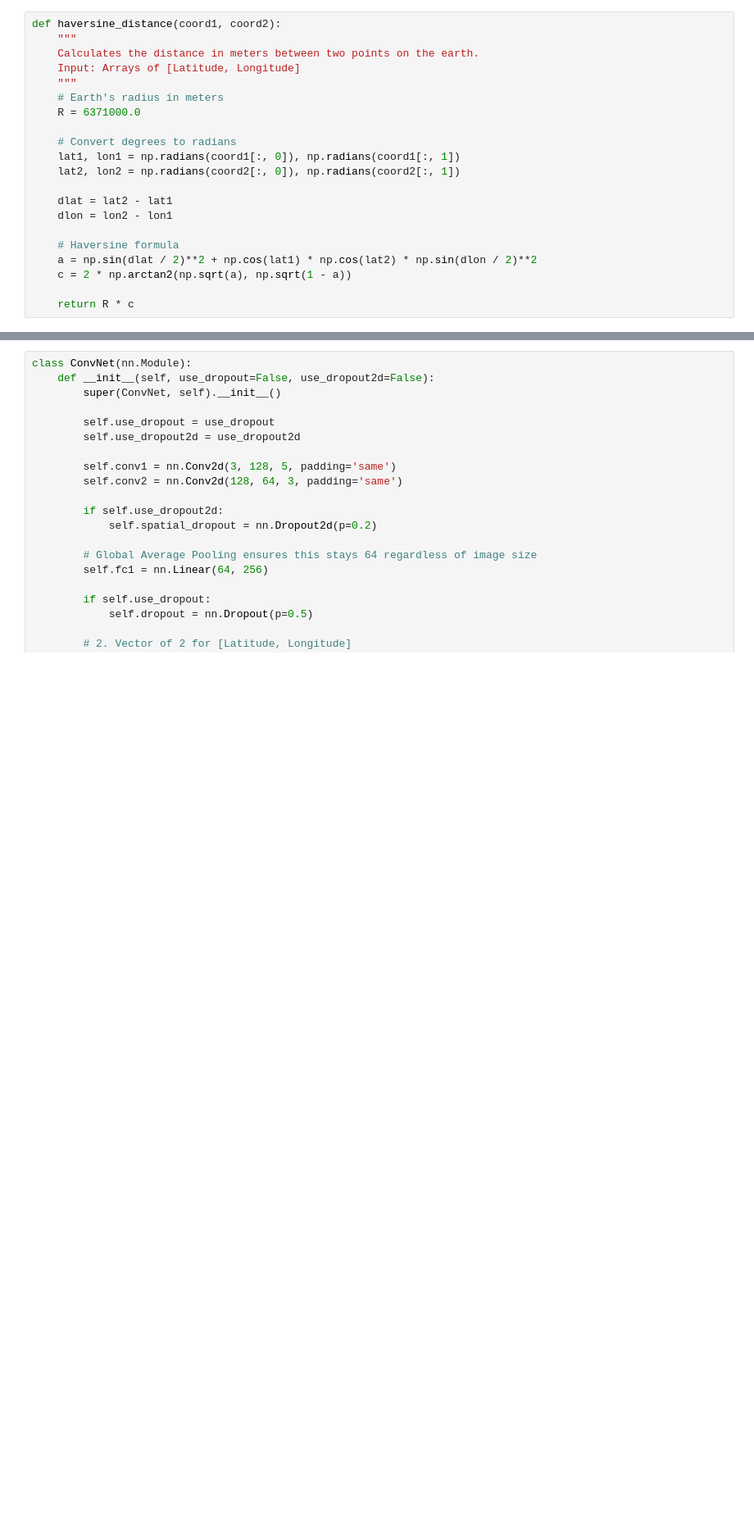
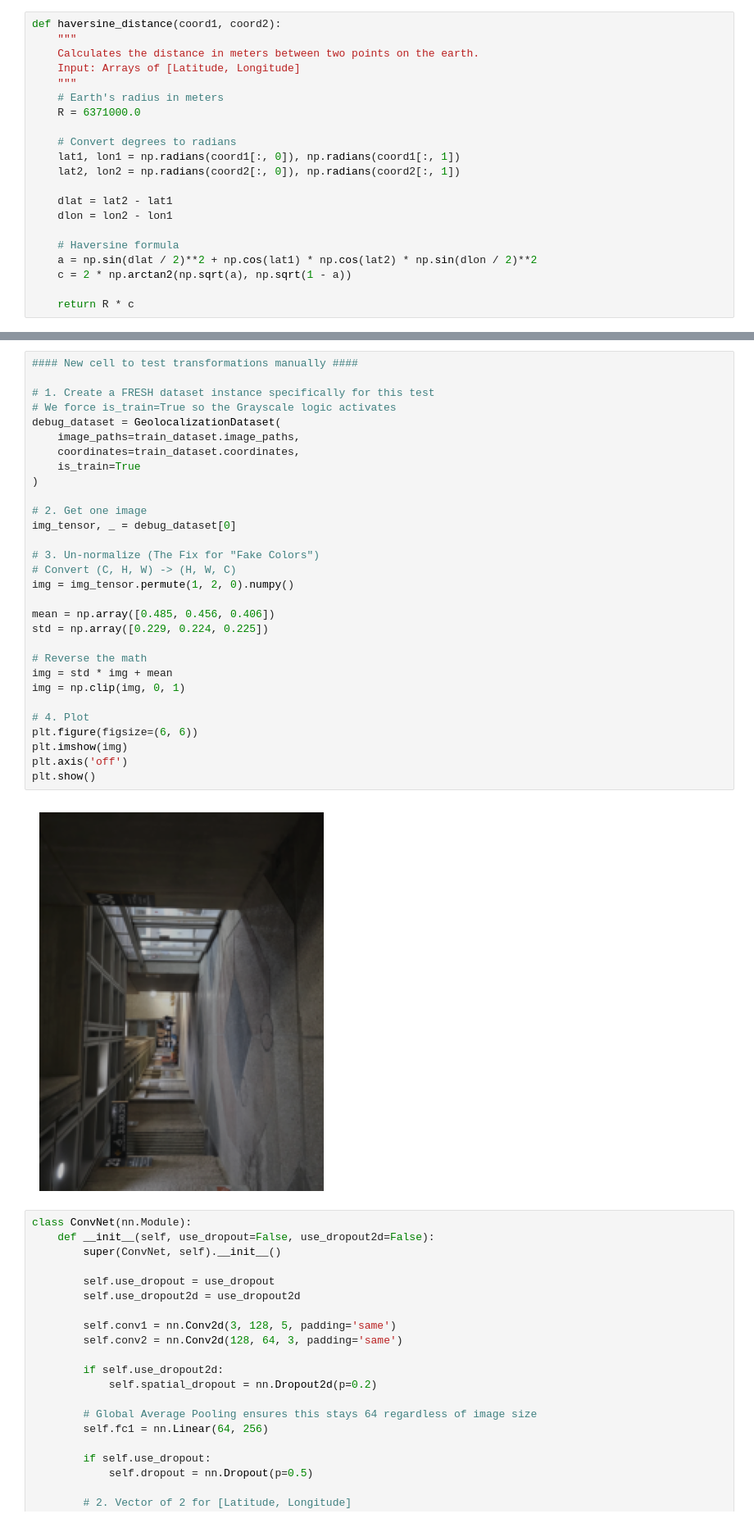
Before and after one commit to tal-sch/geolocalization-ai, a Jupyter notebook: DL_Project.ipynb, the cells around one changed output, grey strips where cells are left out. Shown at 82% size. Cells and saved outputs as stored; diff of their text form; blank space fills up the shorter version.

```diff
--- a/DL_Project.ipynb
+++ b/DL_Project.ipynb
@@ -115,6 +140,38 @@ class GeolocalizationDataset(Dataset):
         coord = torch.tensor(self.coordinates[idx], dtype=torch.float32)
 
         return image, coord
+# %%
+#### New cell to test transformations manually ####
+
+# 1. Create a FRESH dataset instance specifically for this test
+# We force is_train=True so the Grayscale logic activates
+debug_dataset = GeolocalizationDataset(
+    image_paths=train_dataset.image_paths,
+    coordinates=train_dataset.coordinates,
+    is_train=True
+)
+
+# 2. Get one image
+img_tensor, _ = debug_dataset[0]
+
+# 3. Un-normalize (The Fix for "Fake Colors")
+# Convert (C, H, W) -> (H, W, C)
+img = img_tensor.permute(1, 2, 0).numpy()
+
+mean = np.array([0.485, 0.456, 0.406])
+std = np.array([0.229, 0.224, 0.225])
+
+# Reverse the math
+img = std * img + mean
+img = np.clip(img, 0, 1)
+
+# 4. Plot
+plt.figure(figsize=(6, 6))
+plt.imshow(img)
+plt.axis('off')
+plt.show()
+# %% [output]
+[figure, added]
 # %%
 class ConvNet(nn.Module):
     def __init__(self, use_dropout=False, use_dropout2d=False):
```
Also changed, not shown: parts of 4 cells of this notebook.
